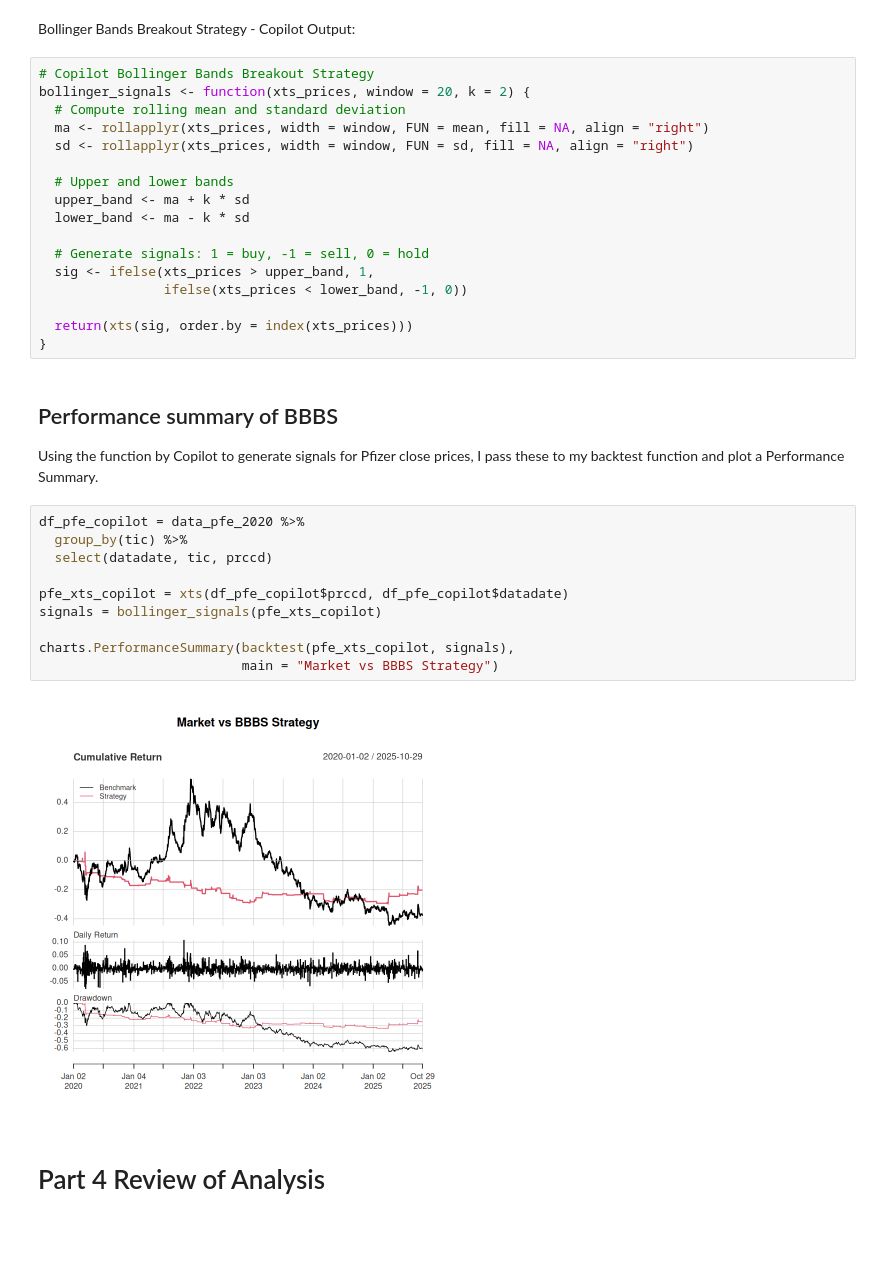
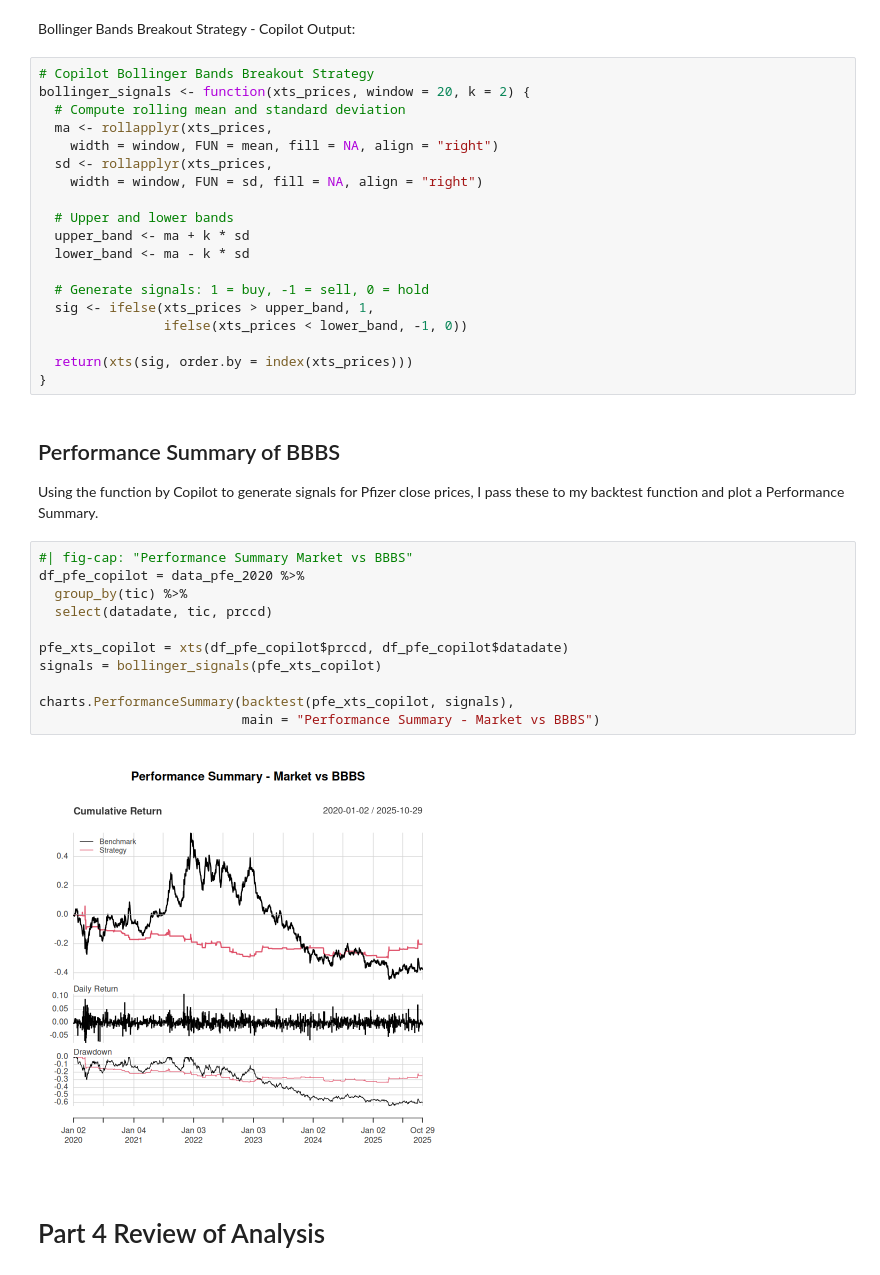
Before and after one commit to mg825/R_Assignment_1, a Jupyter notebook: Assignment-3/code3.ipynb, the cells around one changed output. Saved outputs shown, nothing was run; the diff lists cells and outputs as text; blank space fills up the shorter version.

```diff
--- a/Assignment-3/code3.ipynb
+++ b/Assignment-3/code3.ipynb
@@ -358,8 +359,10 @@ Bollinger Bands Breakout Strategy - Copilot Output:
 # Copilot Bollinger Bands Breakout Strategy
 bollinger_signals <- function(xts_prices, window = 20, k = 2) {
   # Compute rolling mean and standard deviation
-  ma <- rollapplyr(xts_prices, width = window, FUN = mean, fill = NA, align = "right")
-  sd <- rollapplyr(xts_prices, width = window, FUN = sd, fill = NA, align = "right")
+  ma <- rollapplyr(xts_prices,
+    width = window, FUN = mean, fill = NA, align = "right")
+  sd <- rollapplyr(xts_prices,
+    width = window, FUN = sd, fill = NA, align = "right")
 
   # Upper and lower bands
   upper_band <- ma + k * sd
@@ -372,20 +375,21 @@ bollinger_signals <- function(xts_prices, window = 20, k = 2) {
   return(xts(sig, order.by = index(xts_prices)))
 }
 # %% [markdown]
-## Performance summary of BBBS
+## Performance Summary of BBBS
 Using the function by Copilot to generate signals for Pfizer close prices, I pass these to my backtest function and plot a Performance Summary.
 # %%
+#| fig-cap: "Performance Summary Market vs BBBS"
 df_pfe_copilot = data_pfe_2020 %>%
   group_by(tic) %>%
   select(datadate, tic, prccd)
 
 pfe_xts_copilot = xts(df_pfe_copilot$prccd, df_pfe_copilot$datadate)
 signals = bollinger_signals(pfe_xts_copilot)
 
 charts.PerformanceSummary(backtest(pfe_xts_copilot, signals),
-                          main = "Market vs BBBS Strategy")
+                          main = "Performance Summary - Market vs BBBS")
 # %% [output]
-[figure, old version]
+[figure, new version]
 # %% [markdown]
 # Part 4 Review of Analysis
 # %% [markdown]
```
Also changed, not shown: parts of 20 cells of this notebook, 1 other file.
